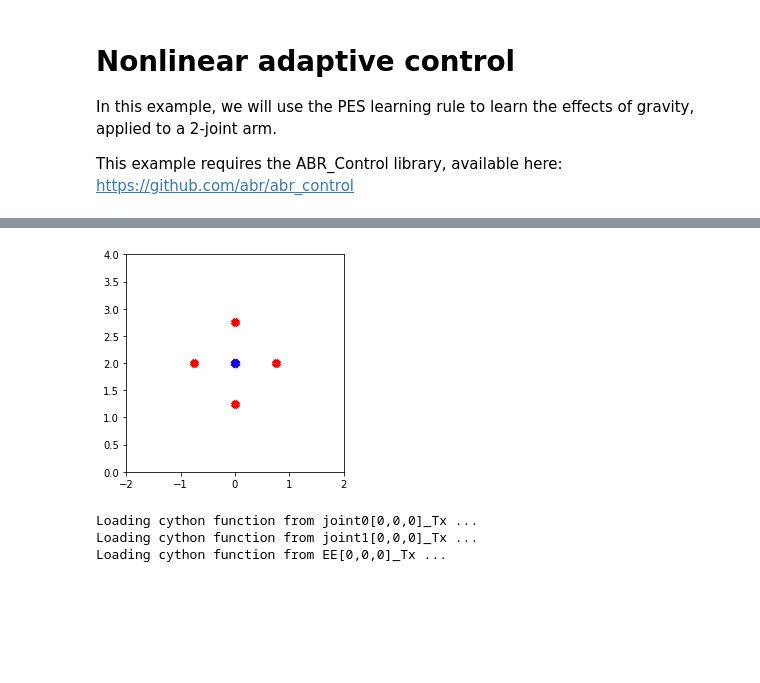
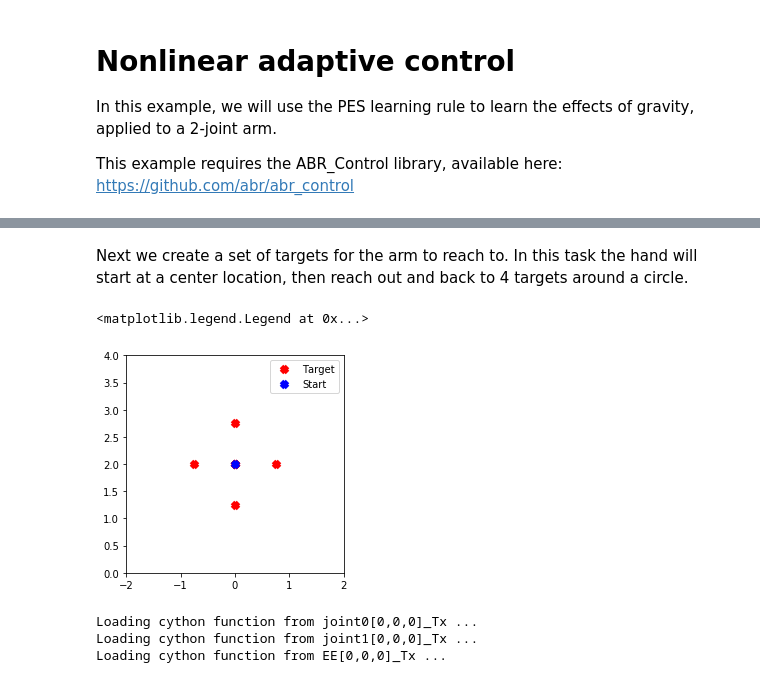
Before and after one commit to rachmadvwp/nengo-loihi, a Jupyter notebook: docs/examples/adaptive_motor_control.ipynb, the cells around one changed output, grey strips where cells are left out. Cells and saved outputs as stored; diff of their text form; code cells hidden in the pictures; blank space fills up the shorter version.

```diff
--- a/docs/examples/adaptive_motor_control.ipynb
+++ b/docs/examples/adaptive_motor_control.ipynb
@@ -32,25 +29,24 @@ for ii in range(int(robot_config.L.shape[0] / 2)):
 # create an operational space controller
 ctrlr = OSC(robot_config, kp=10, kv=7, vmax=10)
+# %% [markdown]
+Next we create a set of targets for the arm to reach to. In this task the hand will start at a center location, then reach out and back to 4 targets around a circle.
 # %%
 # create a set of targets to reach to
 n_reaches = 4
 distance = .75
 center = [0, 2.0]
-end_points = [
-    [distance * np.cos(theta) + center[0],
-     distance * np.sin(theta) + center[1]]
-    for theta in np.linspace(0, 2*np.pi, n_reaches+1)][:-1]
-targets = []
-for ep in end_points:
-    targets.append(center)
-    targets.append(ep)
-targets = np.array(targets)
+end_points = [[distance * np.cos(theta) + center[0],
+               distance * np.sin(theta) + center[1]]
+              for theta in np.linspace(0, 2*np.pi, n_reaches+1)][:-1]
+targets = np.vstack([[center, ep] for ep in end_points])
 
-plt.plot(targets[:, 0], targets[:,1], 'rx', mew=5)
-plt.plot(center[0], center[1], 'bx', mew=5)
+plt.plot(targets[:, 0], targets[:,1], 'rx', mew=5, label='Target')
+plt.plot(center[0], center[1], 'bx', mew=5, label='Start')
 plt.xlim([-2, 2])
 plt.ylim([0, 4])
 plt.gca().set_aspect('equal')
+plt.legend()
 # %% [output]
+<matplotlib.legend.Legend at 0x...>
-[figure, old version]
+[figure, new version]
 # %%
```
Also changed, not shown: parts of 20 cells of this notebook.
